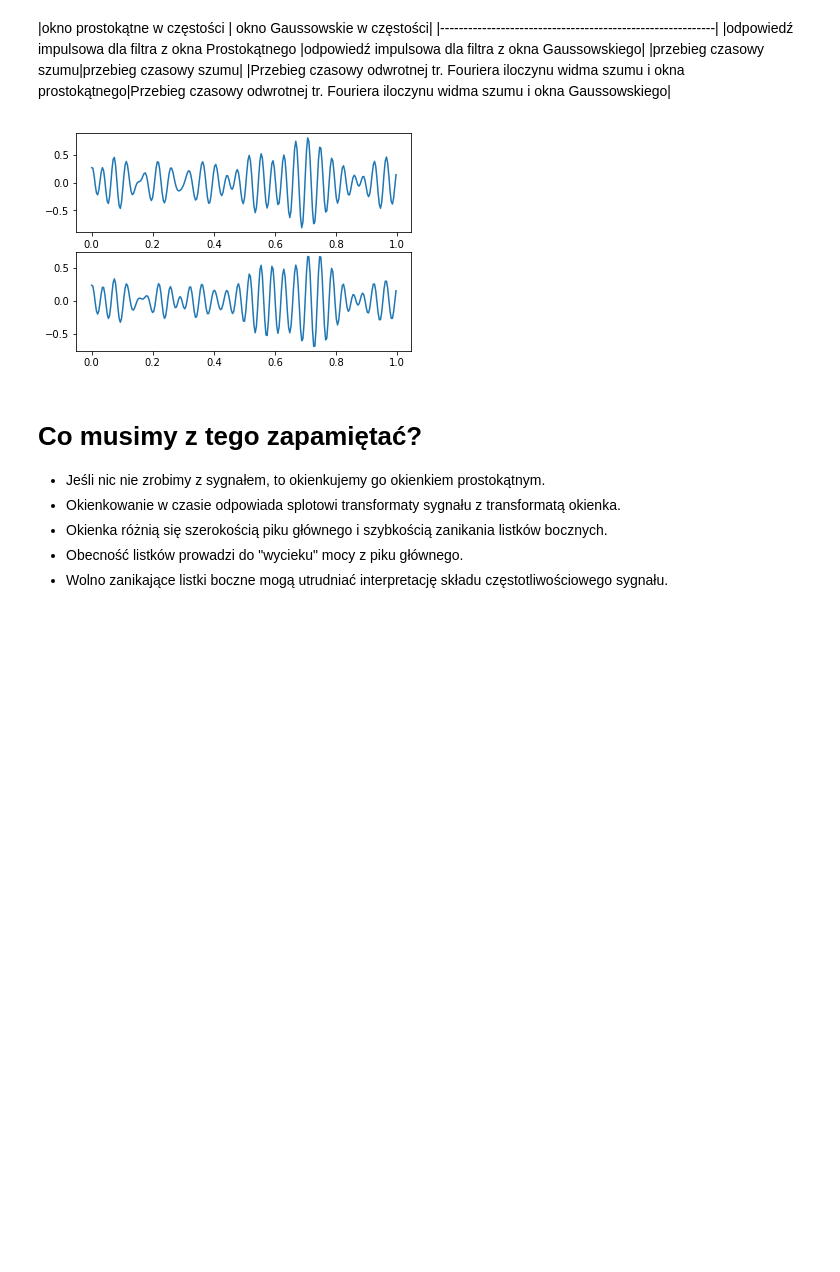
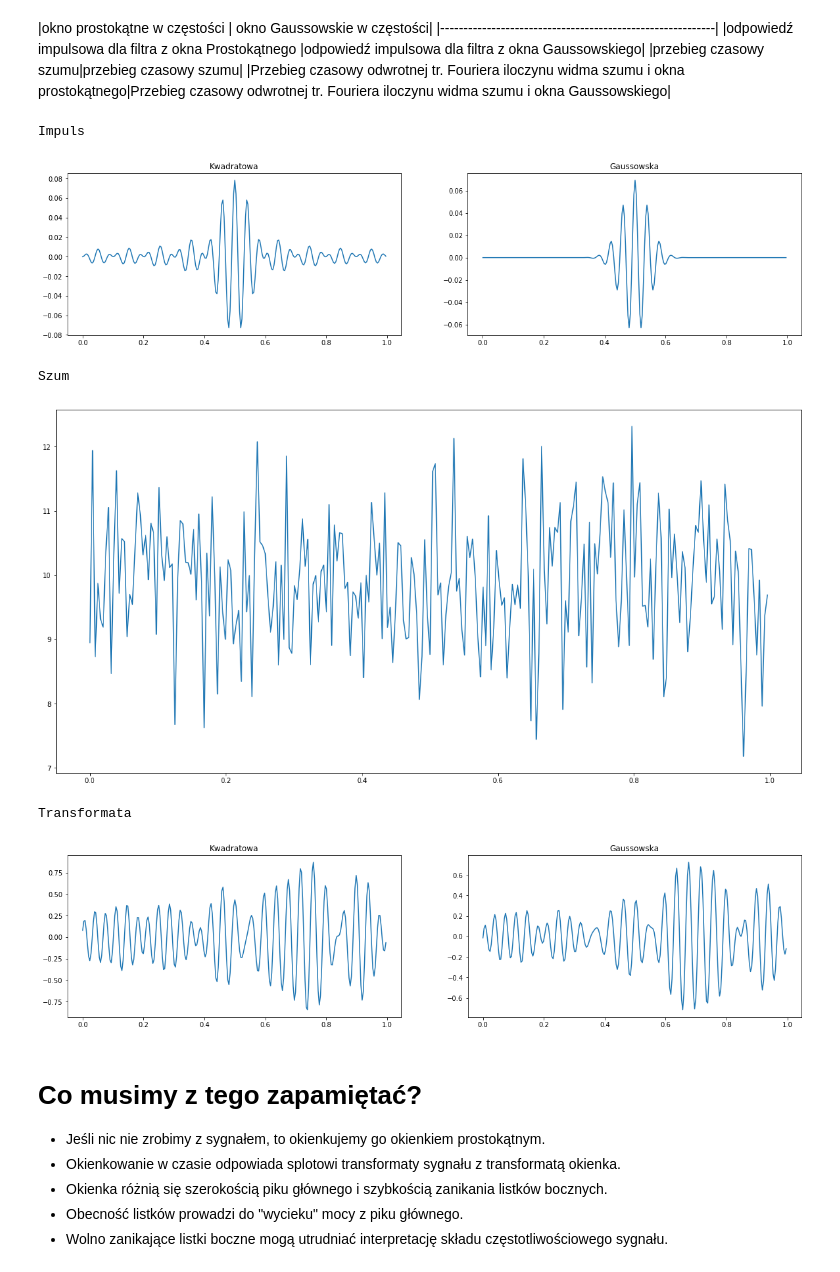
Before and after one commit to PPierzc/Analiza-Sygna-w, a Jupyter notebook: 5/05_okienkowanie_student.ipynb, the cells around one changed output. Cells and saved outputs as stored; diff of their text form; code cells hidden in the pictures; blank space fills up the shorter version.

```diff
--- a/5/05_okienkowanie_student.ipynb
+++ b/5/05_okienkowanie_student.ipynb
@@ -290,25 +290,55 @@ Zauważmy, że jest to splot syganłu (delty) z odwrotną transformatą okienka.
 # %%
 t = np.arange(0,1,1/256)
 white_noise = np.random.normal(10, 1, size=256)
 WN = fft.rfft(white_noise)
 WN_f = fft.rfftfreq(len(white_noise), 1/256)
 
 window_q = np.zeros(129)
 window_q[20:30] = 1
 
 gaussian = lambda F: np.exp(-((F-25.0)/5)**2)
 window_g = gaussian(WN_f)
 
 windowed_q = fft.irfft(WN * window_q)
 windowed_g = fft.irfft(WN * window_g)
 
-plt.subplot(2,1,1)
+imp = np.zeros(len(t))
+imp[t==0.5] = 1
+Imp = fft.rfft(imp)
+imp_q = fft.irfft(Imp * window_q)
+imp_g = fft.irfft(Imp * window_g)
+
+print('Impuls')
+plt.figure(figsize=(20,10))
+plt.subplot(2,2,1)
+plt.title('Kwadratowa')
+plt.plot(t, imp_q)
+plt.subplot(2,2,2)
+plt.title('Gaussowska')
+plt.plot(t, imp_g)
+plt.show()
+
+print('Szum')
+plt.figure(figsize=(20,10))
+plt.plot(t, white_noise)
+plt.show()
+
+print('Transformata')
+plt.figure(figsize=(20,10))
+plt.subplot(2,2,1)
+plt.title('Kwadratowa')
 plt.plot(t, windowed_q)
-plt.subplot(2,1,2)
+plt.subplot(2,2,2)
+plt.title('Gaussowska')
 plt.plot(t, windowed_g)
 plt.show()
 # %% [output]
+Impuls
-[figure, old version]
+[figure, new version]
+Szum
+[figure, added]
+Transformata
+[figure, added]
 # %% [markdown]
 # Co musimy z tego zapamiętać?
 * Jeśli nic nie zrobimy z sygnałem, to okienkujemy go okienkiem prostokątnym.
```
Also changed, not shown: 1 other file.
